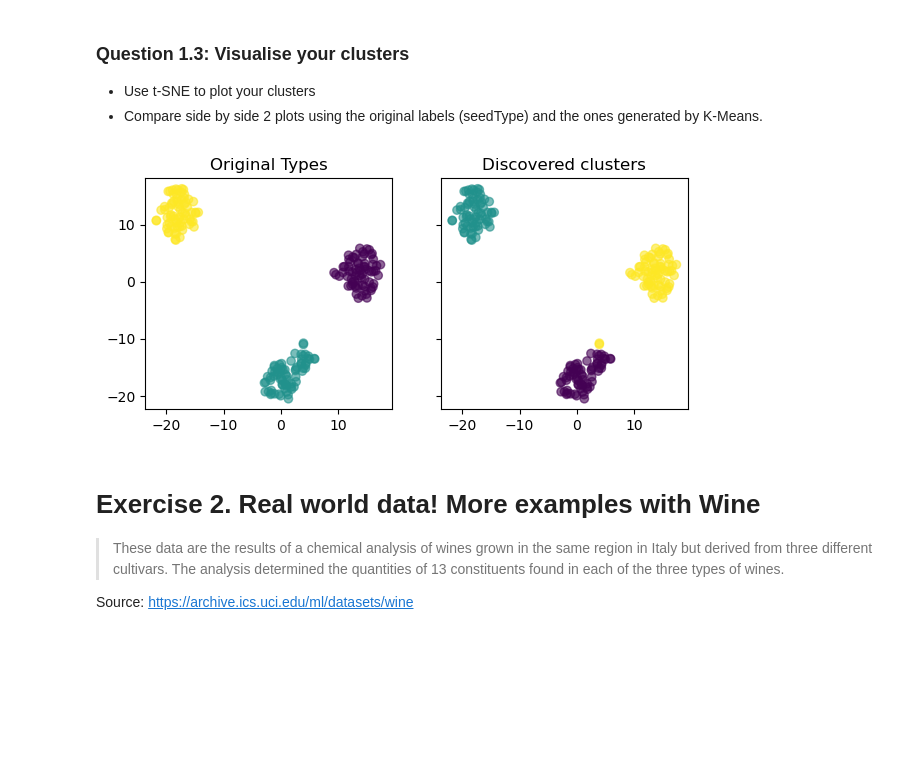
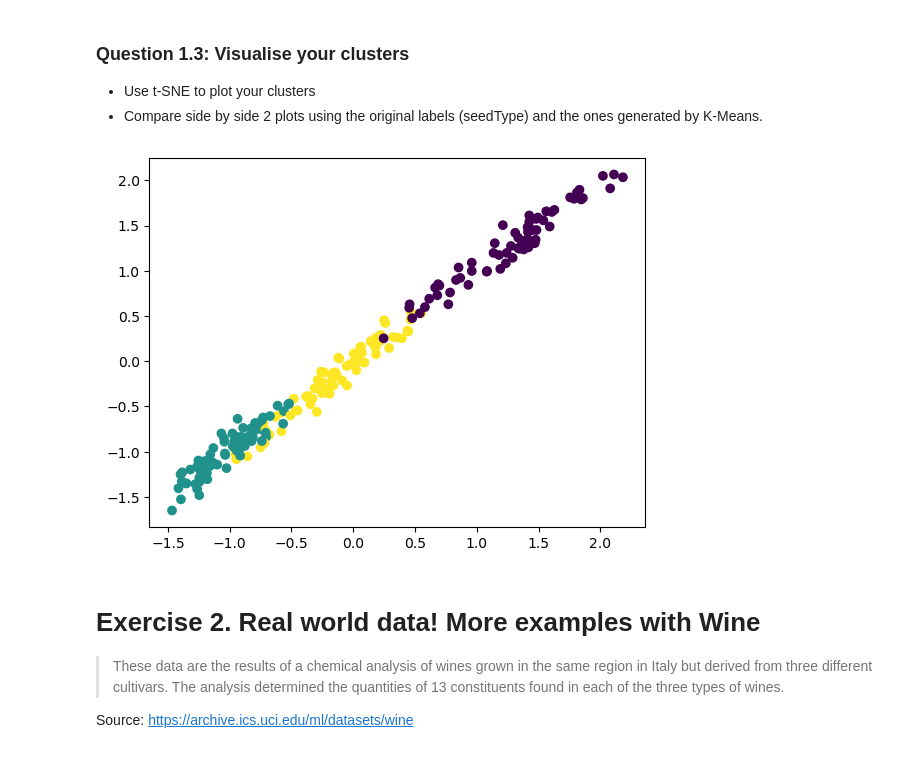
Before and after one commit to PabloVallbona/ADA2025, a Jupyter notebook: Exercises/08 - Learning from data - Unsupervised learning/Unsupervised_Learning.ipynb, the cells around one changed output. Cells and saved outputs as stored; diff of their text form; code cells hidden in the pictures; blank space fills up the shorter version.

```diff
--- a/Exercises/08 - Learning from data - Unsupervised learning/Unsupervised_Learning.ipynb
+++ b/Exercises/08 - Learning from data - Unsupervised learning/Unsupervised_Learning.ipynb
@@ -381,0 +360,3 @@ for feature in features:
+# %%
+seeds.drop(['ID', 'seedType'], axis = 1, inplace= True)
+display(seeds)
@@ -395,22 +429,12 @@ Therefore the optimum K is 3.
 - Use t-SNE to plot your clusters
 - Compare side by side 2 plots using the original labels (seedType) and the ones generated by K-Means.
 # %%
-seeds_reduced_tsne = TSNE(n_components=2, init='random', learning_rate='auto', random_state=0).fit_transform(scaled_features)
-
-fig, axs = plt.subplots(1, 2, figsize=(7,3), sharey=True)
-
-axs[0].scatter(seeds_reduced_tsne[:,0], seeds_reduced_tsne[:,1], c=seeds.seedType, alpha=0.6)
-axs[0].set_title("Original Types")
-
-
-labels = KMeans(n_clusters=3, random_state=0).fit_predict(scaled_features)
-
-axs[1].scatter(seeds_reduced_tsne[:,0], seeds_reduced_tsne[:,1], c=labels, alpha=0.6)
-axs[1].set_title("Discovered clusters")
-
+seeds_reduced_tsne = TSNE(n_components=2, init='random', learning_rate='auto', random_state=0).fit_transform(scaled_seeds)
+labels = KMeans(n_clusters= 3, random_state= 0).fit_predict(scaled_seeds)
+plt.scatter(scaled_seeds[:,0], scaled_seeds[:,1], c = labels)
 plt.show()
 # %% [output]
-[figure, old version]
+[figure, new version]
 # %% [markdown]
 # Exercise 2. Real world data! More examples with Wine
 
```
Also changed, not shown: parts of 13 cells of this notebook, 2 other files.
